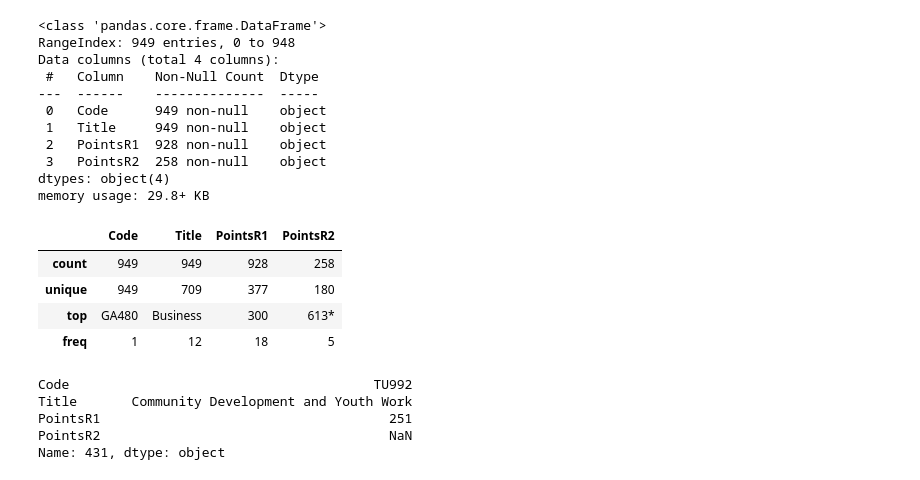
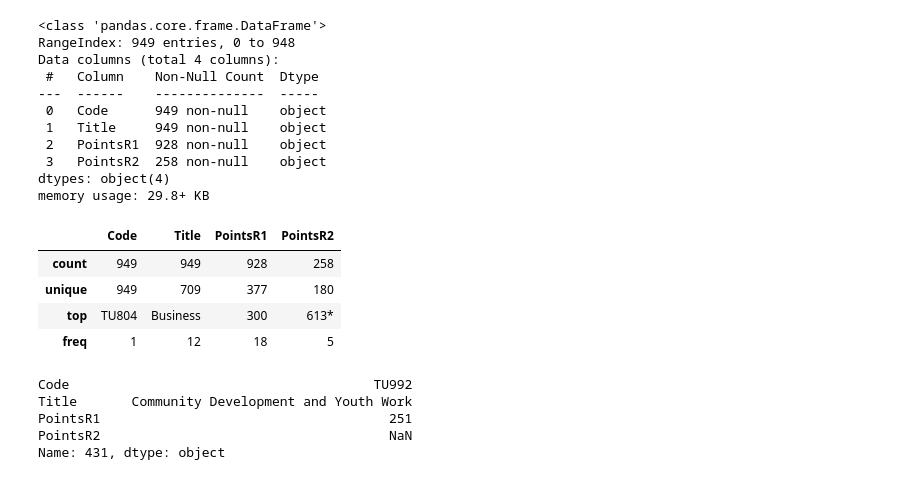
Before and after one commit to conor-mccaffrey/cao-points, a Jupyter notebook: cao-points-analysis.ipynb, the cells around one changed output. Drawn from its saved outputs; the diff is of its cells as text; code cells hidden in the pictures.

```diff
--- a/cao-points-analysis.ipynb
+++ b/cao-points-analysis.ipynb
@@ -515,15 +537,10 @@ Data columns (total 4 columns):
 dtypes: object(4)
 memory usage: 29.8+ KB
 # %%
-#shape can be used to get the shape of dataframe
-#columns gives us the list of columns in the dataframe
-
-# Information on the points from 2021 Level 8
-df2021_8.describe()
 # %% [output]
 |  | Code | Title | PointsR1 | PointsR2 |
 | count | 949 | 949 | 928 | 258 |
 | unique | 949 | 709 | 377 | 180 |
-| top | GA480 | Business | 300 | 613* |
+| top | TU804 | Business | 300 | 613* |
 | freq | 1 | 12 | 18 | 5 |
 # %%
```
Also changed, not shown: parts of 87 cells of this notebook, 43 other files.
